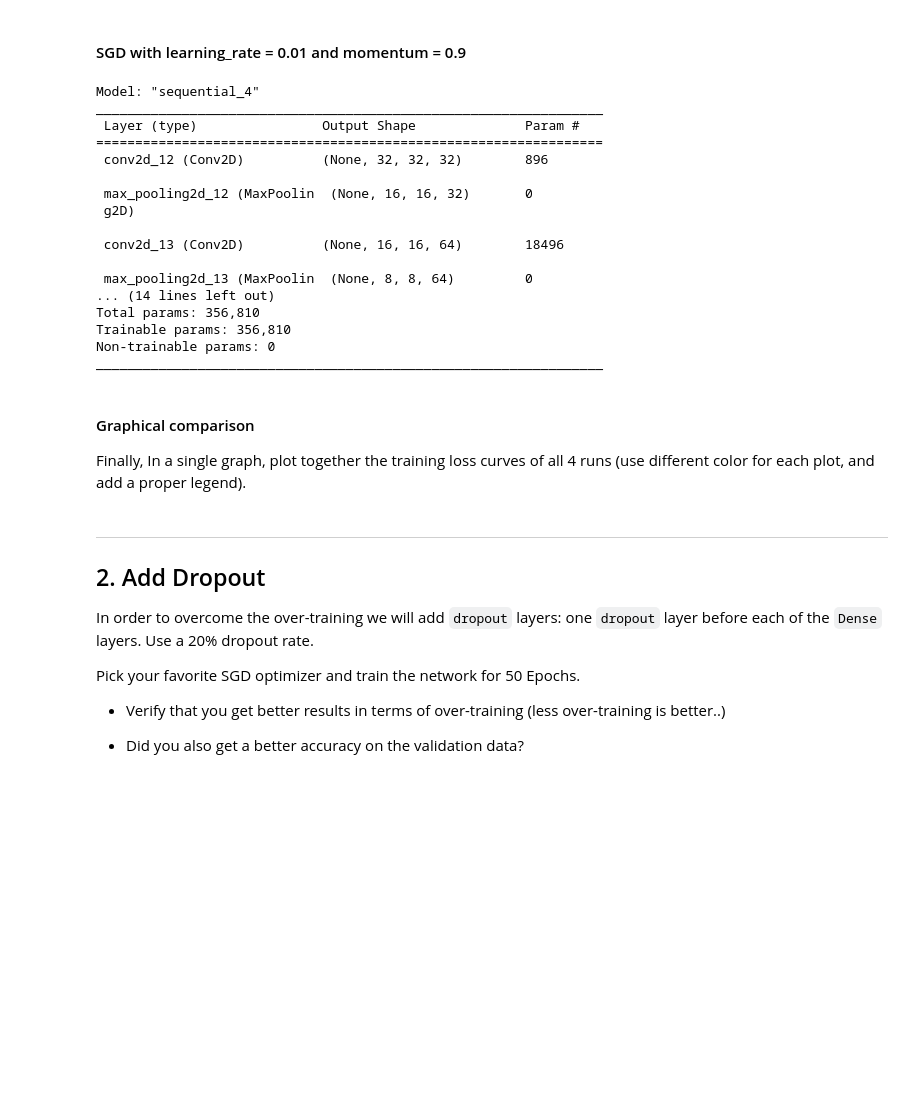
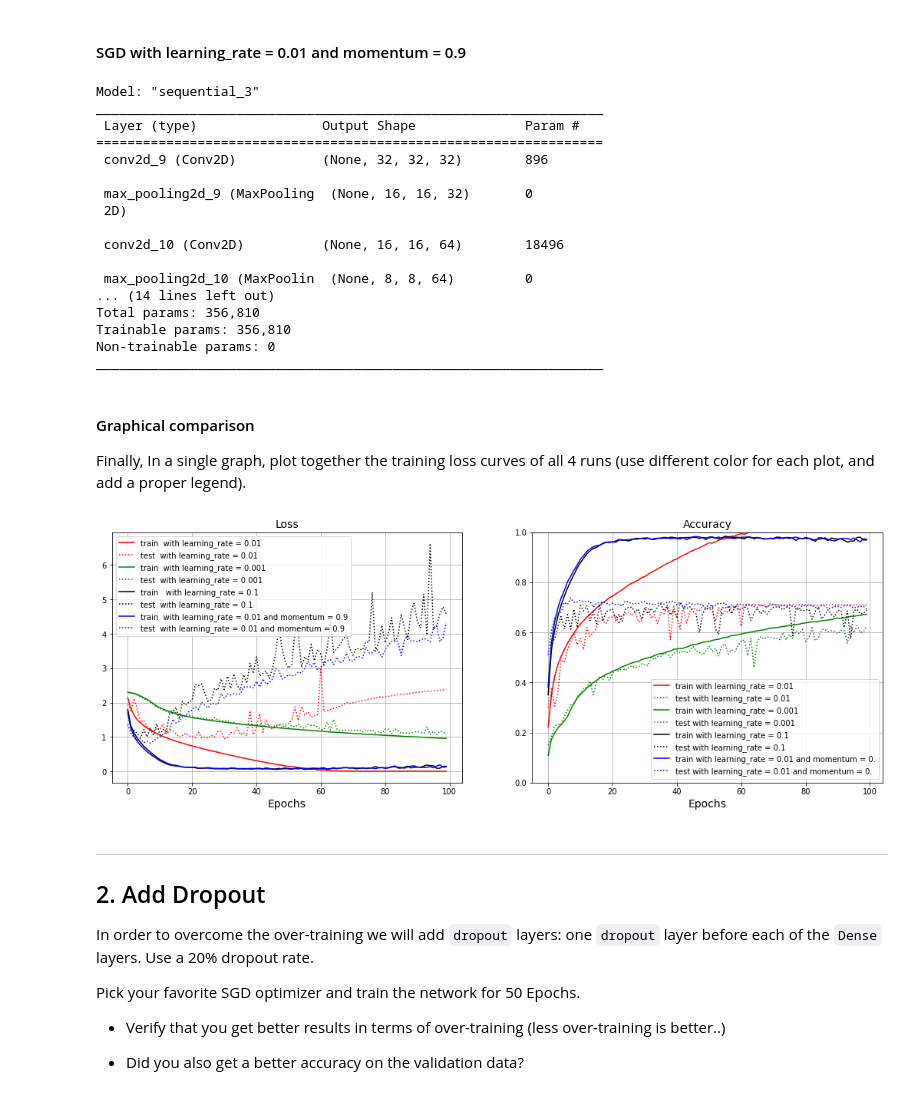
Before and after one commit to JustAlex5/deep_learning, a Jupyter notebook: ex4.ipynb, the cells around one changed output. Saved outputs shown, nothing was run; the diff lists cells and outputs as text; code cells hidden in the pictures; blank space fills up the shorter version.

```diff
--- a/ex4.ipynb
+++ b/ex4.ipynb
@@ -113,7 +111,7 @@ model.compile(optimizer=opt,  loss='sparse_categorical_crossentropy',
               metrics=['accuracy'])
 model.summary()
 
-history = model.fit(train_images, train_labels, epochs=100, batch_size=64, verbose=0,
+history1 = model.fit(train_images, train_labels, epochs=100, batch_size=64, verbose=0,
                         validation_data=(test_images, test_labels))
 # %% [output]
 Model: "sequential"
@@ -151,7 +144,7 @@ model.compile(optimizer=opt,  loss='sparse_categorical_crossentropy',
               metrics=['accuracy'])
 model.summary()
 
-history = model.fit(train_images, train_labels, epochs=100, batch_size=64, verbose=0,
+history2 = model.fit(train_images, train_labels, epochs=100, batch_size=64, verbose=0,
                         validation_data=(test_images, test_labels))
 # %% [output]
 Model: "sequential_1"
@@ -189,7 +177,7 @@ model.compile(optimizer=opt,  loss='sparse_categorical_crossentropy',
               metrics=['accuracy'])
 model.summary()
 
-history = model.fit(train_images, train_labels, epochs=100, batch_size=64, verbose=0,
+history3 = model.fit(train_images, train_labels, epochs=100, batch_size=64, verbose=0,
                         validation_data=(test_images, test_labels))
 # %% [output]
 Model: "sequential_2"
@@ -230,21 +209,21 @@ model.compile(optimizer=opt,  loss='sparse_categorical_crossentropy',
               metrics=['accuracy'])
 model.summary()
 
-history = model.fit(train_images, train_labels, epochs=100, batch_size=64, verbose=0,
+history4 = model.fit(train_images, train_labels, epochs=100, batch_size=64, verbose=0,
                         validation_data=(test_images, test_labels))
 # %% [output]
-Model: "sequential_4"
+Model: "sequential_3"
 _________________________________________________________________
  Layer (type)                Output Shape              Param #
 =================================================================
- conv2d_12 (Conv2D)          (None, 32, 32, 32)        896
+ conv2d_9 (Conv2D)           (None, 32, 32, 32)        896
 
- max_pooling2d_12 (MaxPoolin  (None, 16, 16, 32)       0
- g2D)
+ max_pooling2d_9 (MaxPooling  (None, 16, 16, 32)       0
+ 2D)
 
- conv2d_13 (Conv2D)          (None, 16, 16, 64)        18496
+ conv2d_10 (Conv2D)          (None, 16, 16, 64)        18496
 
- max_pooling2d_13 (MaxPoolin  (None, 8, 8, 64)         0
+ max_pooling2d_10 (MaxPoolin  (None, 8, 8, 64)         0
 ... (14 lines left out)
 Total params: 356,810
 Trainable params: 356,810
@@ -284,3 +236,45 @@ plt.grid()
+# %%
+        ################################
+        ###  your code goes here...  ###
+        ################################
+
+plt.figure(figsize=(18,6))
+plt.subplot(1,2,1)
+plt.plot(history1.history['loss'],'r', label='train  with learning_rate = 0.01')
+plt.plot(history1.history['val_loss'],':r', label='test  with learning_rate = 0.01')
+
+plt.plot(history2.history['loss'],'g', label='train  with learning_rate = 0.001 ')
+plt.plot(history2.history['val_loss'],':g', label='test  with learning_rate = 0.001')
+
+plt.plot(history3.history['loss'],'k', label='train   with learning_rate = 0.1')
+plt.plot(history3.history['val_loss'],':k', label='test  with learning_rate = 0.1')
+
+plt.plot(history4.history['loss'],'b', label='train  with learning_rate = 0.01 and momentum = 0.9')
+plt.plot(history4.history['val_loss'],':b', label='test  with learning_rate = 0.01 and momentum = 0.9')
+plt.title('Loss',fontsize=14)
+plt.xlabel('Epochs',fontsize=14)
+plt.legend()
+plt.grid()
+
+plt.subplot(1,2,2)
+plt.plot(history1.history['accuracy'],'r', label='train with learning_rate = 0.01')
+plt.plot(history1.history['val_accuracy'],':r', label='test with learning_rate = 0.01')
+
+plt.plot(history2.history['accuracy'],'g', label='train with learning_rate = 0.001 ')
+plt.plot(history2.history['val_accuracy'],':g', label='test with learning_rate = 0.001')
+
+plt.plot(history3.history['accuracy'],'k', label='train with learning_rate = 0.1')
+plt.plot(history3.history['val_accuracy'],':k', label='test with learning_rate = 0.1')
+
+plt.plot(history4.history['accuracy'],'b', label='train with learning_rate = 0.01 and momentum = 0.')
+plt.plot(history4.history['val_accuracy'],':b', label='test with learning_rate = 0.01 and momentum = 0.')
+plt.ylim([0, 1])
+plt.title('Accuracy',fontsize=14)
+plt.xlabel('Epochs',fontsize=14)
+plt.legend()
+plt.grid()
+# %% [output]
+[figure, added]
 # %% [markdown]
 ---
 ## 2. Add Dropout
```
Also changed, not shown: parts of 16 cells of this notebook.
